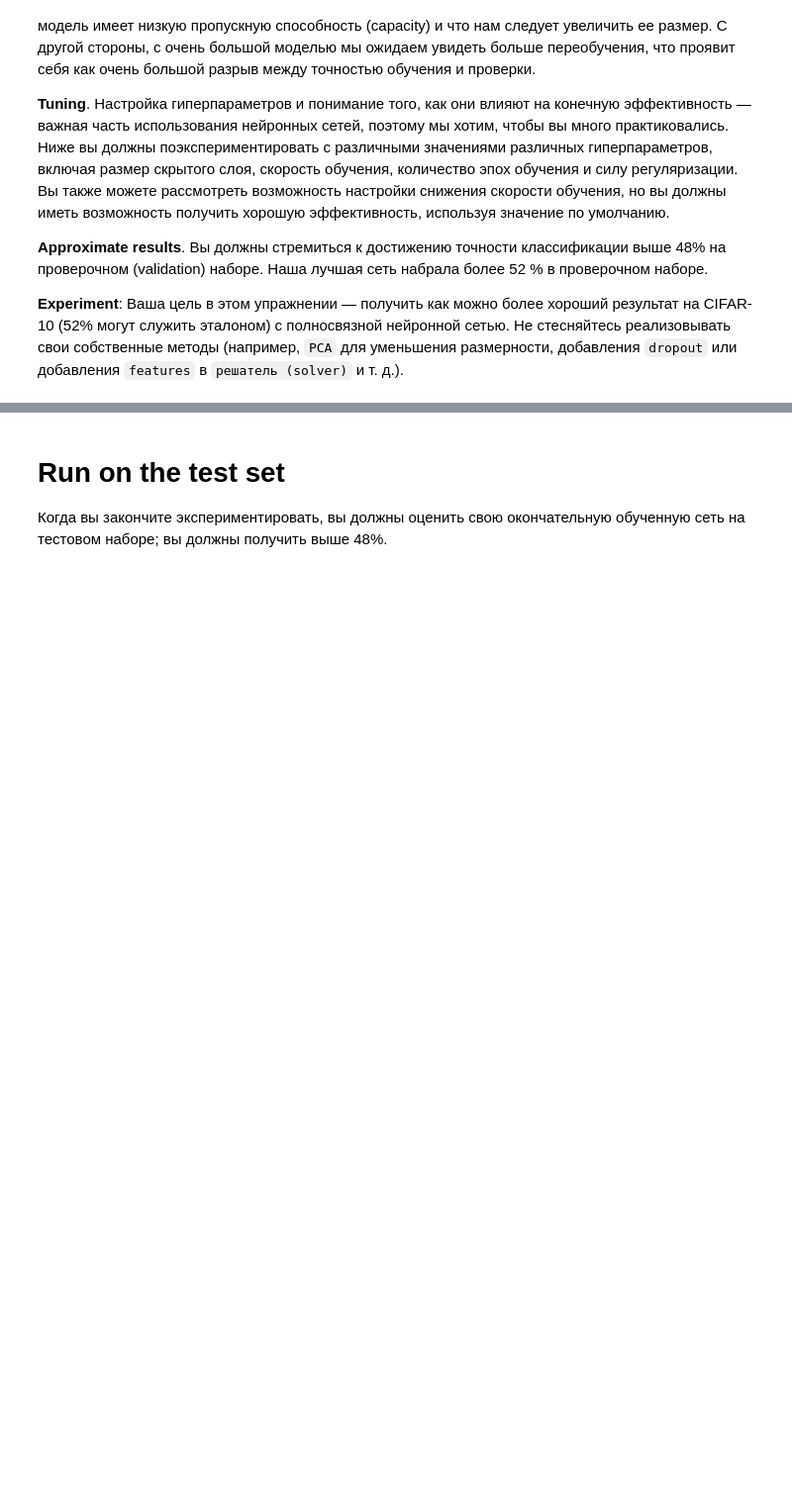
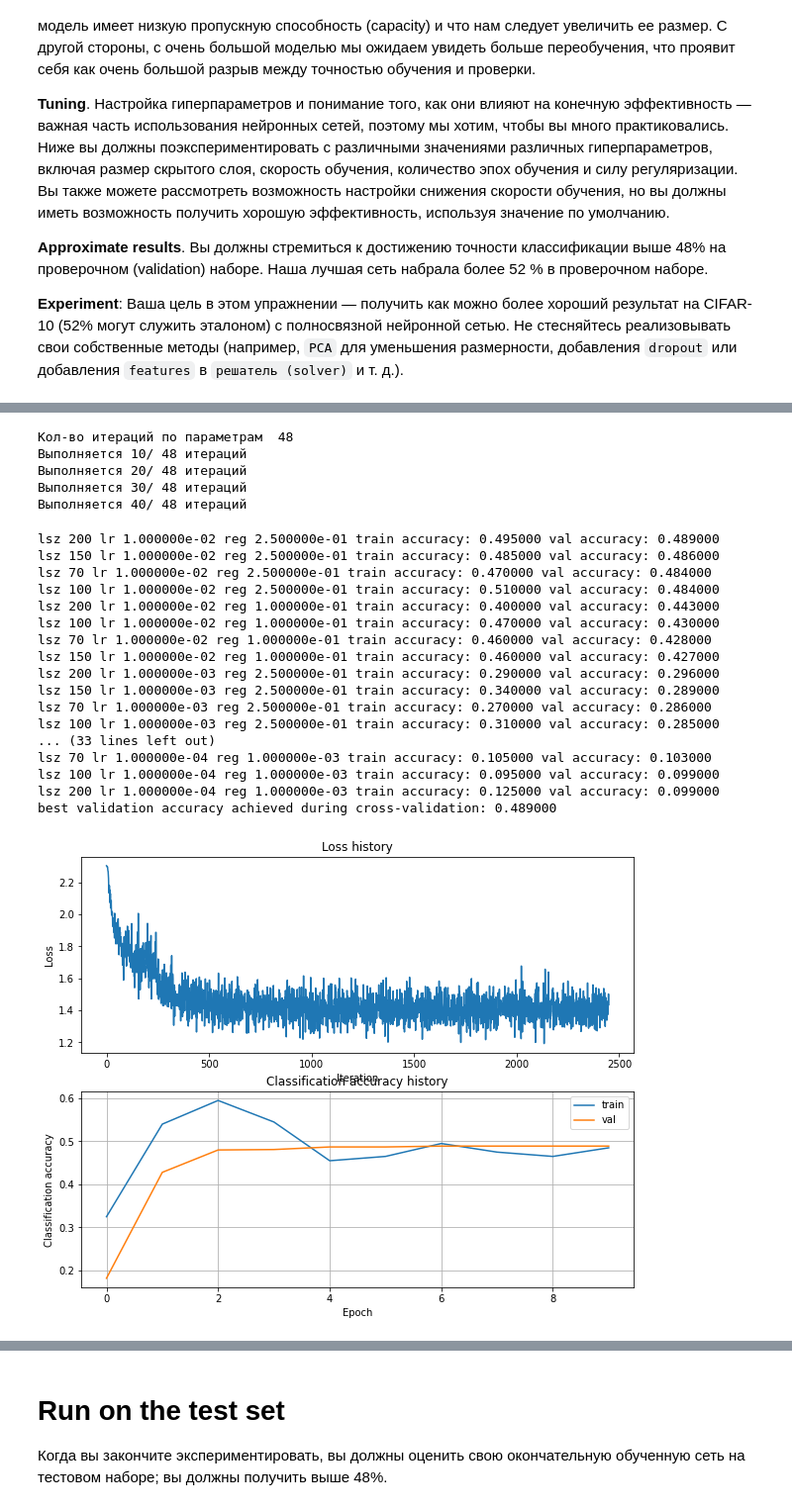
Before and after one commit to exp20/cs231n, a Jupyter notebook: assignment1/two_layer_net.ipynb, the cells around one changed output, grey strips where cells are left out. Shown at 99% size. Saved outputs shown, nothing was run; the diff lists cells and outputs as text; code cells hidden in the pictures; blank space fills up the shorter version.

```diff
--- a/assignment1/two_layer_net.ipynb
+++ b/assignment1/two_layer_net.ipynb
@@ -449,0 +500,26 @@ show_net_weights(best_net)
+# %%
+tuning_history_pca, best_net_pca, best_net_history_pca = tuning_hyper_params(X_train_pca, y_train, X_val_pca, y_val, X_train_pca.shape[1], 2450, 10)
+# %% [output]
+Кол-во итераций по параметрам  48
+Выполняется 10/ 48 итераций
+Выполняется 20/ 48 итераций
+Выполняется 30/ 48 итераций
+Выполняется 40/ 48 итераций
+lsz 200 lr 1.000000e-02 reg 2.500000e-01 train accuracy: 0.495000 val accuracy: 0.489000
+lsz 150 lr 1.000000e-02 reg 2.500000e-01 train accuracy: 0.485000 val accuracy: 0.486000
+lsz 70 lr 1.000000e-02 reg 2.500000e-01 train accuracy: 0.470000 val accuracy: 0.484000
+lsz 100 lr 1.000000e-02 reg 2.500000e-01 train accuracy: 0.510000 val accuracy: 0.484000
+lsz 200 lr 1.000000e-02 reg 1.000000e-01 train accuracy: 0.400000 val accuracy: 0.443000
+lsz 100 lr 1.000000e-02 reg 1.000000e-01 train accuracy: 0.470000 val accuracy: 0.430000
+lsz 70 lr 1.000000e-02 reg 1.000000e-01 train accuracy: 0.460000 val accuracy: 0.428000
+lsz 150 lr 1.000000e-02 reg 1.000000e-01 train accuracy: 0.460000 val accuracy: 0.427000
+lsz 200 lr 1.000000e-03 reg 2.500000e-01 train accuracy: 0.290000 val accuracy: 0.296000
+lsz 150 lr 1.000000e-03 reg 2.500000e-01 train accuracy: 0.340000 val accuracy: 0.289000
+lsz 70 lr 1.000000e-03 reg 2.500000e-01 train accuracy: 0.270000 val accuracy: 0.286000
+lsz 100 lr 1.000000e-03 reg 2.500000e-01 train accuracy: 0.310000 val accuracy: 0.285000
+... (33 lines left out)
+lsz 70 lr 1.000000e-04 reg 1.000000e-03 train accuracy: 0.105000 val accuracy: 0.103000
+lsz 100 lr 1.000000e-04 reg 1.000000e-03 train accuracy: 0.095000 val accuracy: 0.099000
+lsz 200 lr 1.000000e-04 reg 1.000000e-03 train accuracy: 0.125000 val accuracy: 0.099000
+best validation accuracy achieved during cross-validation: 0.489000
+[figure, added]
```
Also changed, not shown: parts of 30 cells of this notebook, 2 other files.
